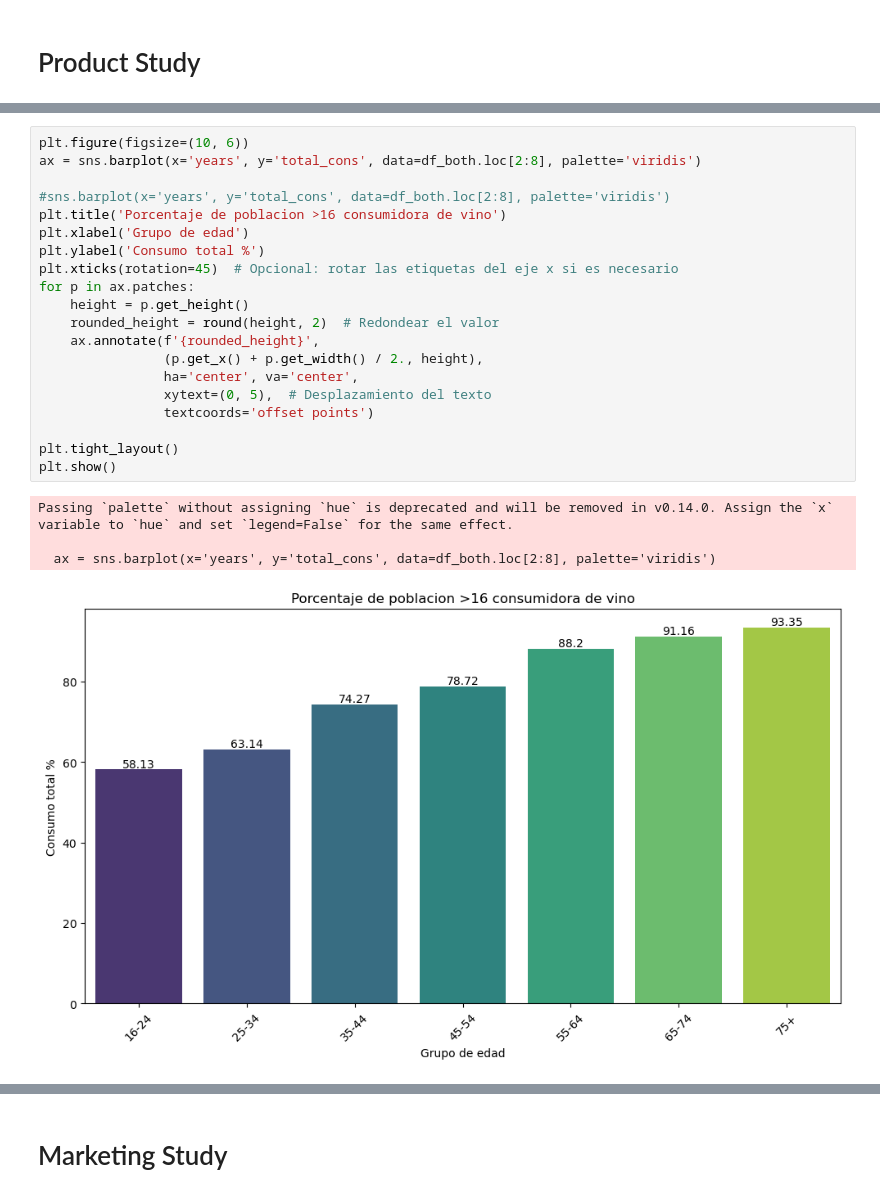
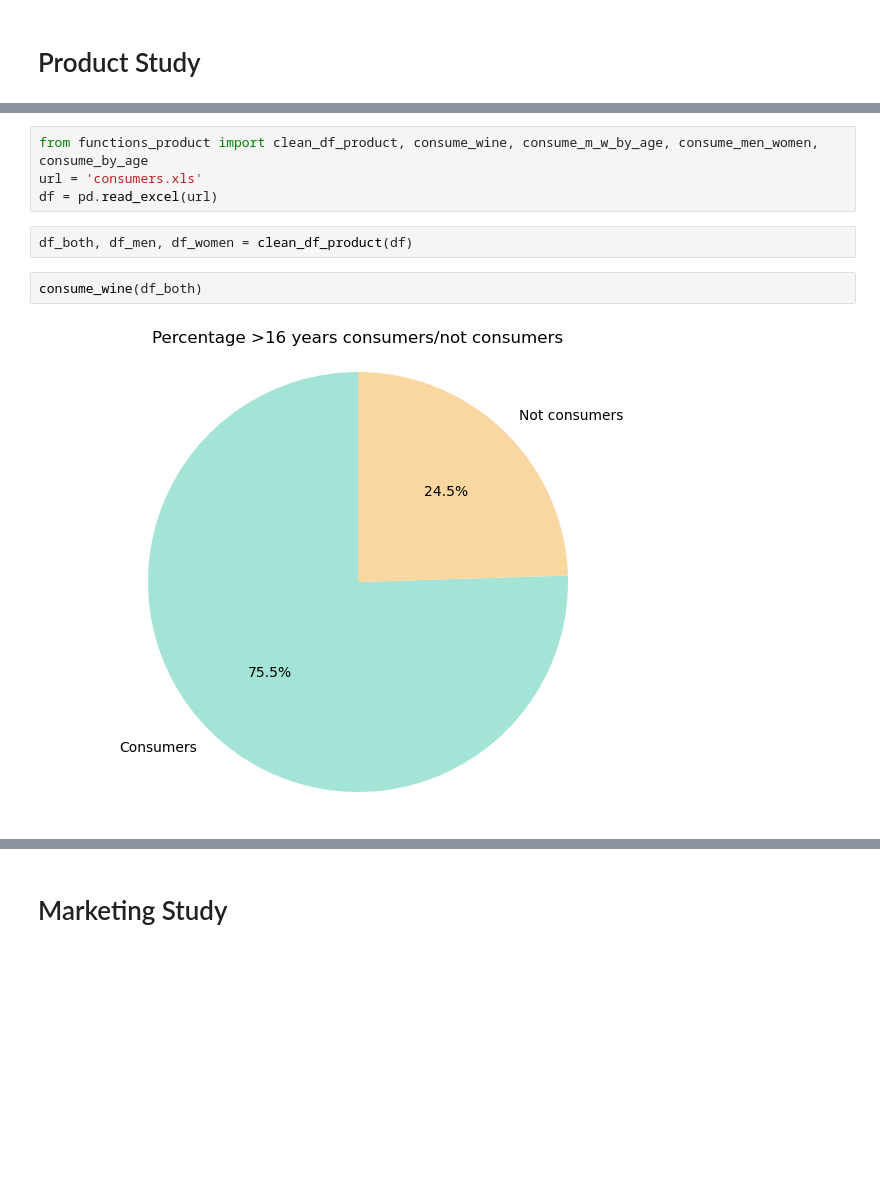
Before and after one commit to lidiamayor/marketing-study-project, a Jupyter notebook: Consumidores.ipynb, the cells around one changed output, grey strips where cells are left out. Saved outputs shown, nothing was run; the diff lists cells and outputs as text; blank space fills up the shorter version.

Commit message:
with-functions

```diff
--- a/Consumidores.ipynb
+++ b/Consumidores.ipynb
@@ -134,25 +10,10 @@ plt.show()
-# %%
-plt.figure(figsize=(10, 6))
-ax = sns.barplot(x='years', y='total_cons', data=df_both.loc[2:8], palette='viridis')
-
-#sns.barplot(x='years', y='total_cons', data=df_both.loc[2:8], palette='viridis')
-plt.title('Porcentaje de poblacion >16 consumidora de vino')
-plt.xlabel('Grupo de edad')
-plt.ylabel('Consumo total %')
-plt.xticks(rotation=45)  # Opcional: rotar las etiquetas del eje x si es necesario
-for p in ax.patches:
-    height = p.get_height()
-    rounded_height = round(height, 2)  # Redondear el valor
-    ax.annotate(f'{rounded_height}',
-                (p.get_x() + p.get_width() / 2., height),
-                ha='center', va='center',
-                xytext=(0, 5),  # Desplazamiento del texto
-                textcoords='offset points')
-
-plt.tight_layout()
-plt.show()
-# %% [output]
-Passing `palette` without assigning `hue` is deprecated and will be removed in v0.14.0. Assign the `x` variable to `hue` and set `legend=False` for the same effect.
-
-  ax = sns.barplot(x='years', y='total_cons', data=df_both.loc[2:8], palette='viridis')
-[figure, removed]
+# %%
+from functions_product import clean_df_product, consume_wine, consume_m_w_by_age, consume_men_women, consume_by_age
+url = 'consumers.xls'
+df = pd.read_excel(url)
+# %%
+df_both, df_men, df_women = clean_df_product(df)
+# %%
+consume_wine(df_both)
+# %% [output]
+[figure, added]
```
Also changed, not shown: parts of 83 cells of this notebook, 8 other files.
